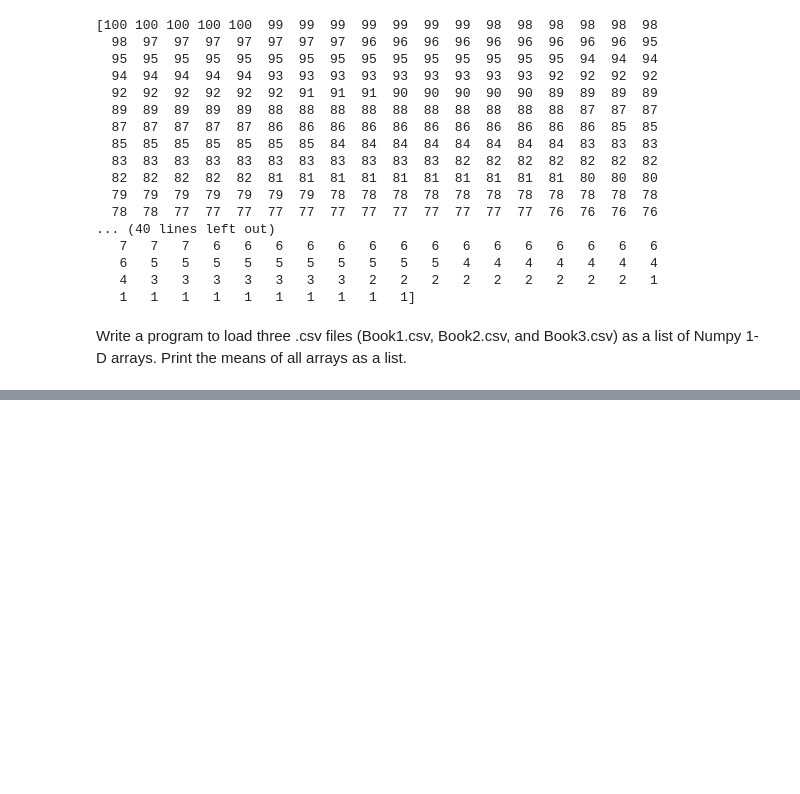
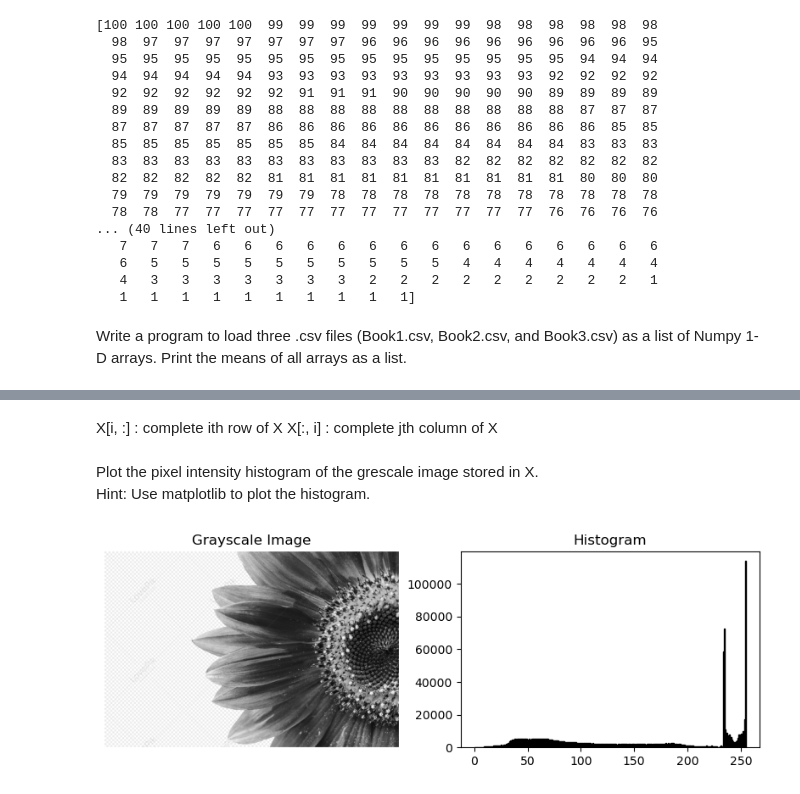
Before and after one commit to abhinavteja2005/Python-lab, a Jupyter notebook: Python lab 2/prac/a4.ipynb, the cells around one changed output, grey strips where cells are left out. Saved outputs shown, nothing was run; the diff lists cells and outputs as text; code cells hidden in the pictures; blank space fills up the shorter version.

```diff
--- a/Python lab 2/prac/a4.ipynb
+++ b/Python lab 2/prac/a4.ipynb
@@ -75,0 +176,22 @@ data3 = np.loadtxt("book3.csv", skiprows= 1, delimiter= '\t', usecols= 1, dtype
+# %% [markdown]
+X[i, :] : complete ith row of X
+X[:, i] : complete jth column of X
+# %% [markdown]
+Plot the pixel intensity histogram of the grescale image stored in X.
+Hint: Use matplotlib to plot the histogram.
+# %%
+plt.figure(figsize=(10,3))
+plt.subplot(121)
+plt.title('Grayscale Image')
+plt.imshow(X, cmap='gray')
+plt.axis('off')
+# plt.show()
+plt.subplot(122)
+plt.title('Histogram')
+plt.hist(X.ravel(), bins=256, range=(0.0, 255.0), fc='k', ec='k')
+# bins tells how many buckets
+# range tells the min and max of X axis
+# length of each bin = bins/range
+plt.show()
+# %% [output]
+[figure, added]
```
Also changed, not shown: parts of 23 cells of this notebook, 2 other files.
